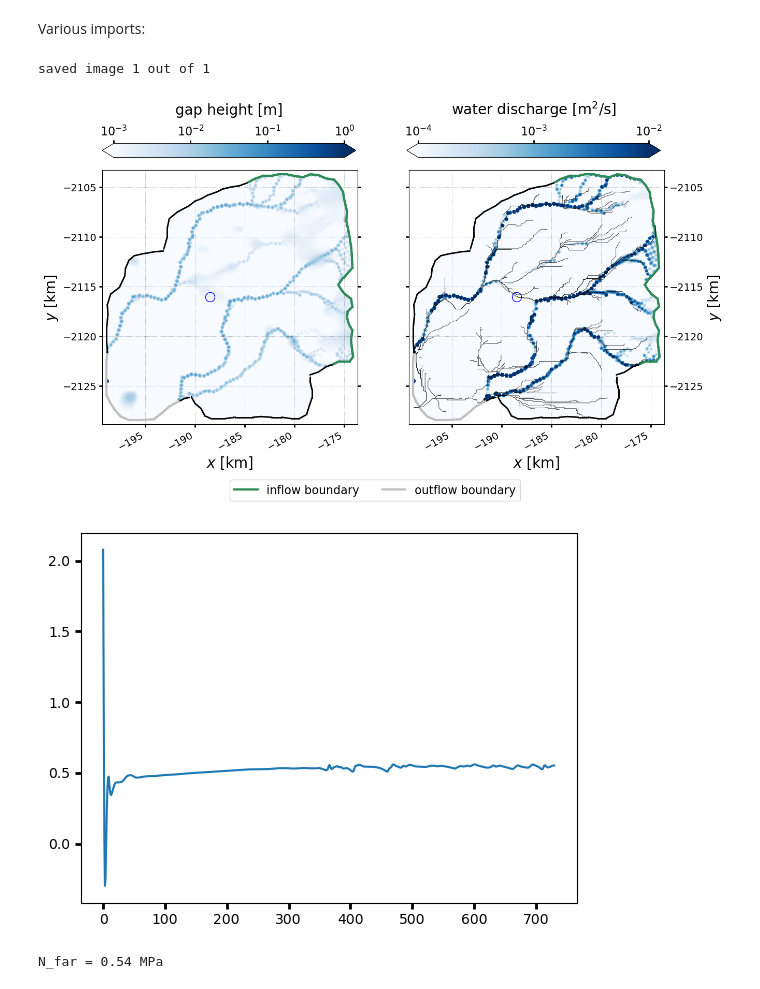
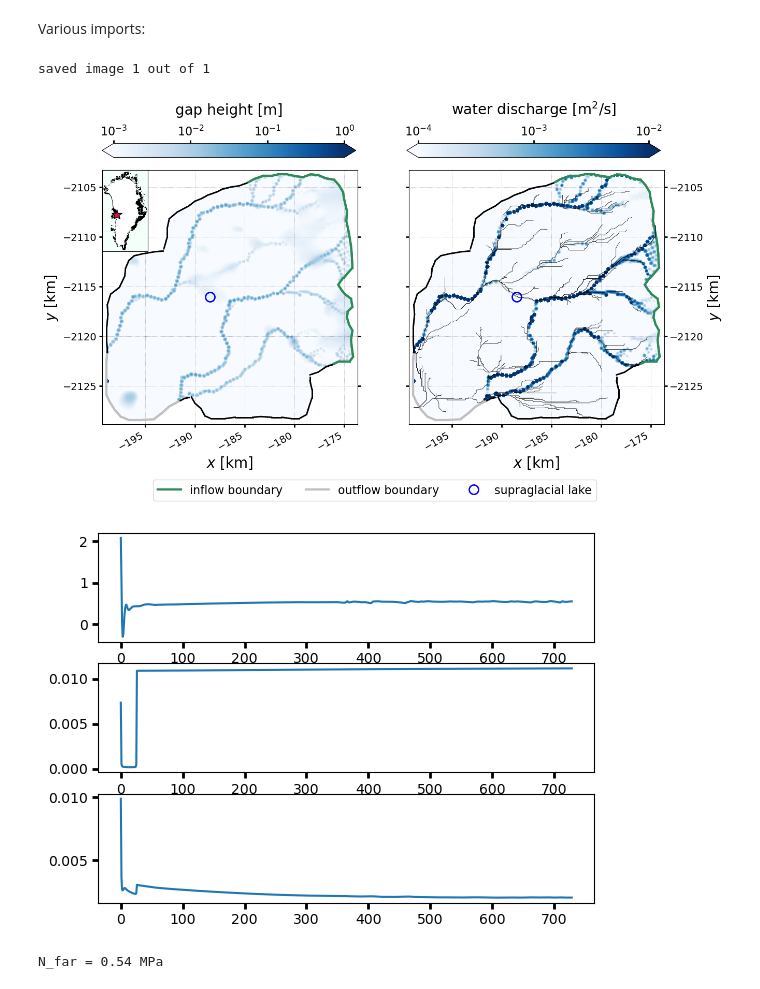
Before and after one commit to agstub/shakti-fenics, a Jupyter notebook: notebooks/plotting.ipynb, the cells around one changed output. Drawn from its saved outputs; the diff is of its cells as text; code cells hidden in the pictures.

Commit message:
plotting and setup edits

```diff
--- a/notebooks/plotting.ipynb
+++ b/notebooks/plotting.ipynb
@@ -32,7 +33,6 @@ mpl.rcParams['ytick.major.size'] = 4
 # %%
 #choose which results to load
 results_name = '../results/store_spinup'
-# results_name = '../results/Thw_124_pump1fine'
 t = np.load(results_name+'/t.npy')
 nodes_x = np.load(results_name+'/nodes_x.npy')/1e3
 nodes_y = np.load(results_name+'/nodes_y.npy')/1e3
@@ -70,13 +70,24 @@ y_l = model_config['y_l']/1e3
 
 
 N_mean = np.zeros(t.size)
+b_mean = np.zeros(t.size)
+q_mean = np.zeros(t.size)
+
 j_max=0
 for j in range(t.size):
     if np.max(q_m[j,:]>1e-10):
 
         N_j = N[j,:]
+        b_j = b[j,:]
+        q_j = q_m[j,:]
+
+
 
         N_mean[j] = np.mean(N_j)
+        b_mean[j] = np.mean(b_j)
+        q_mean[j] = np.mean(q_j)
+
+
 
         j_max+=1
 
@@ -123,6 +140,7 @@ for i in ind:
     ax1 = plt.subplot(121)
     plt.grid(alpha=0.5,linestyle=':',color='k',linewidth=0.5)
     N_i = N[i]
+    b_i = b[i]
     for coords in boundary_coords:
         if (np.abs(coords[1,0]-coords[0,0])< res_lim):
             plt.plot(coords[:, 0], coords[:, 1], color='black',linewidth=2)
@@ -138,6 +156,7 @@ for i in ind:
     p2 = plt.tricontourf(triang,b_i,cmap='Blues',extend='both',norm=colors.LogNorm(),levels=np.logspace(blim1,blim2,100))
 
 
+
     plt.xlim(x_min,x_max)
     plt.ylim(y_min,y_max)
     plt.gca().set_aspect('equal', 'box')
@@ -145,7 +164,7 @@ for i in ind:
     plt.ylabel(r'$y$ [km]',fontsize=20)
     plt.xticks(fontsize=14)
     plt.yticks(fontsize=14)
-    plt.plot([x_l],[y_l],marker='o',markersize=13,color='blue',fillstyle='none')
+    plt.plot([x_l],[y_l],marker='o',markersize=13,markeredgewidth=2,color='blue',fillstyle='none')
     plt.setp(ax1.get_xticklabels(), rotation=30, horizontalalignment='right')
     plt.gca().tick_params(axis='y', which='both', labelright=False, right=True)
     cbar_ax = fig.add_axes([0.125, 0.72, 0.35, 0.0225])
@@ -156,10 +175,16 @@ for i in ind:
     cbar.ax.xaxis.set_ticks_position('top')
     cbar.ax.xaxis.set_label_position('top')
 
+    axins = ax1.inset_axes([-0.02, 0.68, 0.22, 0.32], xticks=[],yticks=[],xticklabels=[], yticklabels=[])
+    axins.contour(x/1e3,y/1e3,mask,colors='k',levels=[0,1],linewidths=0.2)
+    axins.contourf(x/1e3,y/1e3,mask,colors='mintcream',levels=[0.9,1.1])
+    axins.plot([x_l],[y_l],marker='*',markersize=15,color='crimson',markeredgecolor='k')
+    axins.set_aspect('equal', 'box')
+
     ax3 = plt.subplot(122)
     plt.grid(alpha=0.5,linestyle=':',color='k',linewidth=0.5)
     q_i = q_m[i]
-    b_i = b[i]
+
 
     for coords in boundary_coords:
         if np.abs(coords[1,0]-coords[0,0])< res_lim:
@@ -186,7 +211,7 @@ for i in ind:
 
 
     p2 = plt.tricontourf(triang,q_i,cmap='Blues',extend='both',norm=colors.LogNorm(),levels=np.logspace(qlim1,qlim2,100))
-    plt.plot([x_l],[y_l],marker='o',markersize=13,color='blue',fillstyle='none')
+    plt.plot([x_l],[y_l],marker='o',linewidth=0,markersize=13,markeredgewidth=2,color='blue',fillstyle='none',label=r'supraglacial lake')
 
     plt.xlim(x_min,x_max)
     plt.ylim(y_min,y_max)
@@ -198,7 +223,7 @@ for i in ind:
     plt.xticks(fontsize=14)
     plt.yticks(fontsize=14)
     plt.gca().tick_params(axis='y', which='both', labelleft=False, left=True)
-    plt.legend(fontsize=16,loc=(-0.7,-0.3),ncol=2)
+    plt.legend(fontsize=16,loc=(-1,-0.3),ncol=3)
     #------- stream plot ------------
     xtix = ax3.get_xticks()
     ytix = ax3.get_yticks()
@@ -236,13 +261,18 @@ for i in ind:
     j+=1
 # %% [output]
 saved image 1 out of 1
-[figure, old version]
+[figure, new version]
 # %%
+plt.subplot(311)
 plt.plot(N_mean/1e6)
+plt.subplot(312)
+plt.plot(q_mean)
+plt.subplot(313)
+plt.plot(b_mean)
 plt.show()
 plt.close()
 # %% [output]
-[figure, old version]
+[figure, new version]
 # %%
 # check value of far-field effective pressure if simulation runs
 # for longer than a year... is similar to outlet b.c. value?
```
Also changed, not shown: parts of 2 cells of this notebook, 1 other file.
